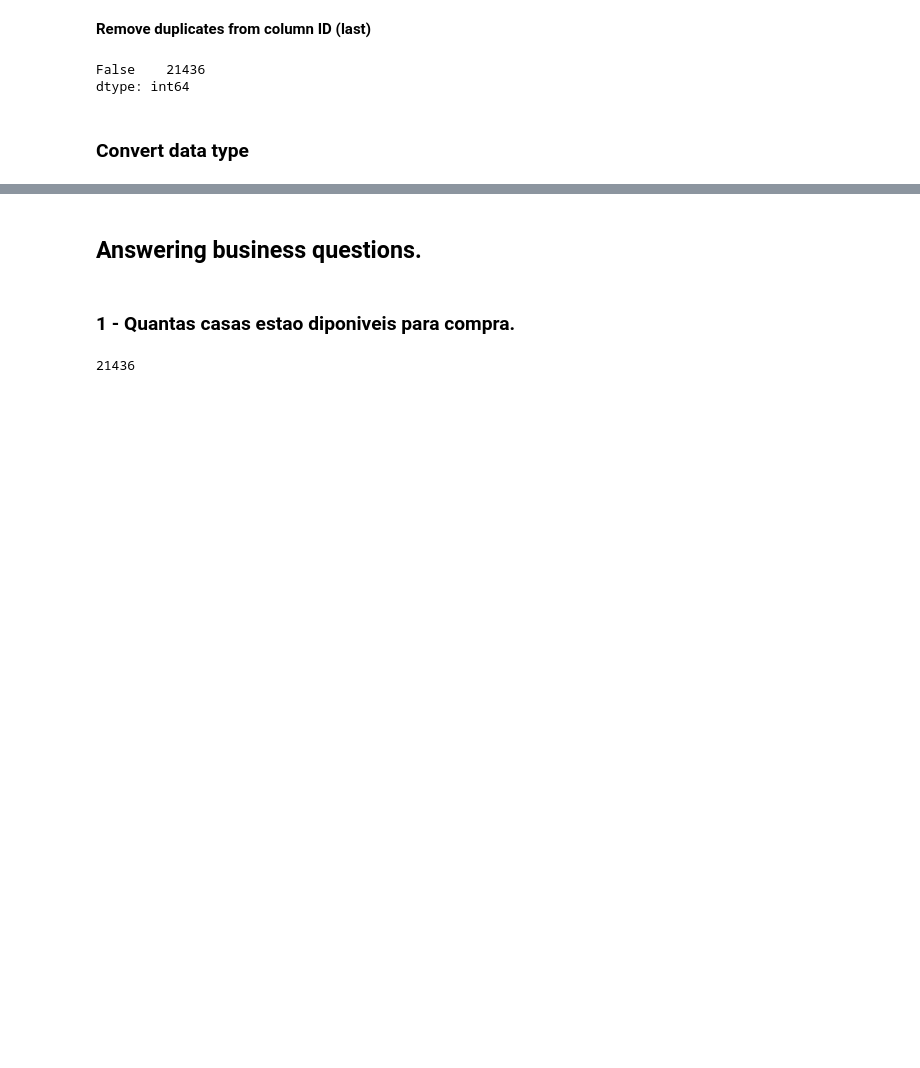
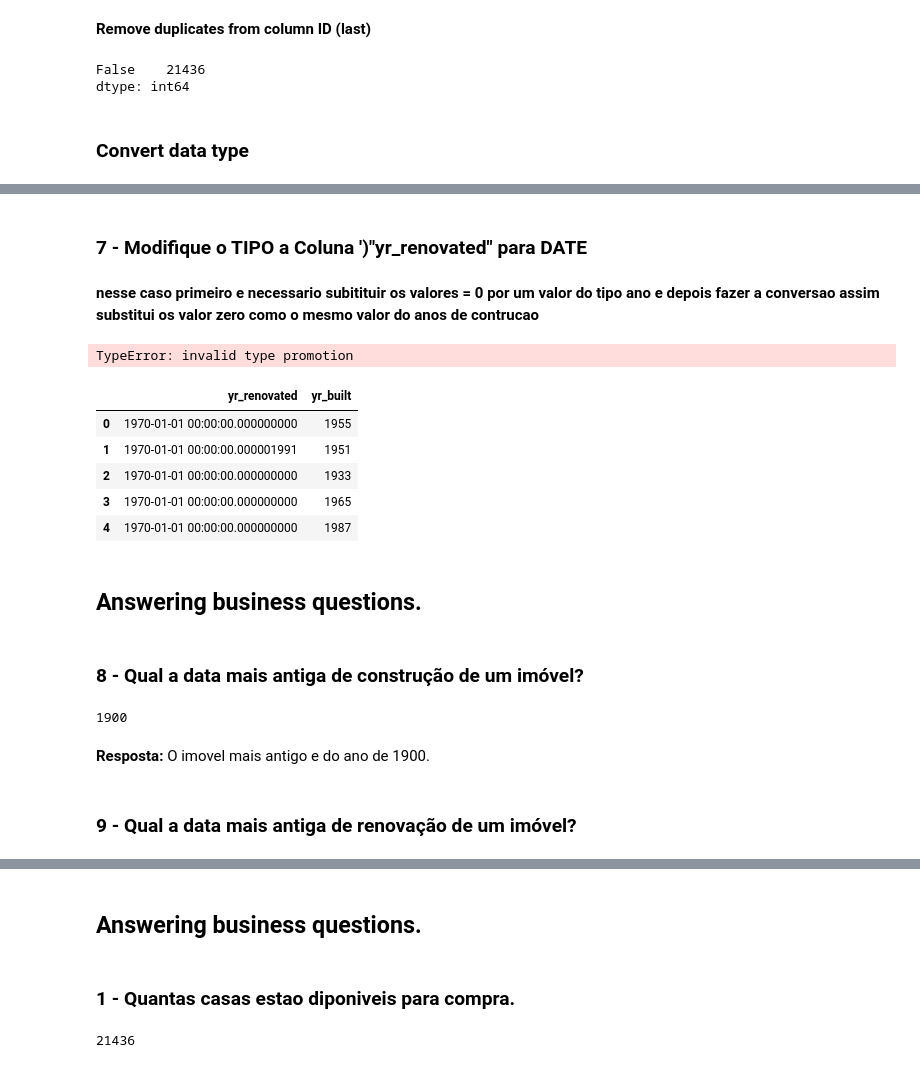
Before and after one commit to TiagoSolon/House_Rocket_Sales, a Jupyter notebook: Aula_02.ipynb, the cells around one changed output, grey strips where cells are left out. Cells and saved outputs as stored; diff of their text form; code cells hidden in the pictures; blank space fills up the shorter version.

```diff
--- a/Aula_02.ipynb
+++ b/Aula_02.ipynb
@@ -148,0 +195,7 @@ df2[['id','yr_built','yr_built2']].head()
+# %%
+list1 = [
+    (df['condition'] <= 2),
+    (df['condition'] > 2) & (df['condition'] < 5),
+    (df['condition'] >= 5)]
+list2 = ['bad','regular','good']
+df['condition_type'] = np.select( list1, list2, default='not defined')
@@ -148,0 +244,36 @@ df2[['id','yr_built','yr_built2']].head()
+# %%
+df['yr_built'] = pd.to_datetime(df['yr_built'] , format= "%Y" )
+# %% [markdown]
+### 7 -  Modifique o TIPO a Coluna ')"yr_renovated" para DATE
+# %% [markdown]
+**nesse caso primeiro e necessario subitituir os valores = 0 por um valor do tipo ano e depois fazer a conversao**
+**assim substitui os valor zero como o mesmo valor do anos de contrucao**
+# %%
+# use o np.where para fazer update na coluna 'yr_renovated' onde for 0 preenche com o valor da coluna 'yr_built'.
+df['yr_renovated'] = np.where(df['yr_renovated'] == 0, df['yr_built'], df['yr_renovated'] )
+# %% [output]
+TypeError: invalid type promotion
+# %%
+# use o .to_datetime para converter em date
+df['yr_renovated'] = pd.to_datetime(df['yr_renovated']  , format= "%Y")
+# %%
+df[['yr_renovated','yr_built']].head()
+# %% [output]
+|  | yr_renovated | yr_built |
+| 0 | 1970-01-01 00:00:00.000000000 | 1955 |
+| 1 | 1970-01-01 00:00:00.000001991 | 1951 |
+| 2 | 1970-01-01 00:00:00.000000000 | 1933 |
+| 3 | 1970-01-01 00:00:00.000000000 | 1965 |
+| 4 | 1970-01-01 00:00:00.000000000 | 1987 |
+# %% [markdown]
+## Answering business questions.
+# %% [markdown]
+### 8 - Qual a data mais antiga de construção de um imóvel?
+# %%
+df['yr_built'].min()
+# %% [output]
+1900
+# %% [markdown]
+**Resposta:** O imovel mais antigo e do ano de 1900.
+# %% [markdown]
+### 9 -  Qual a data mais antiga de renovação de um imóvel?
```
Also changed, not shown: parts of 37 cells of this notebook, 2 other files.
